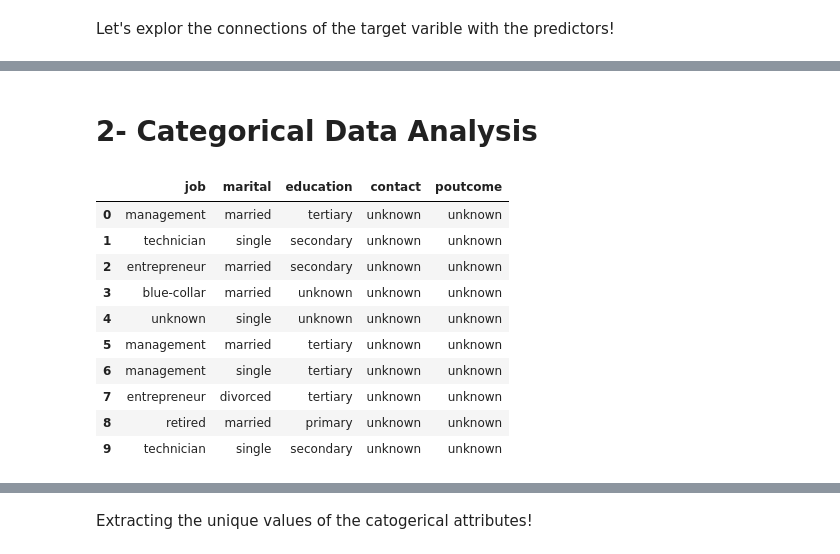
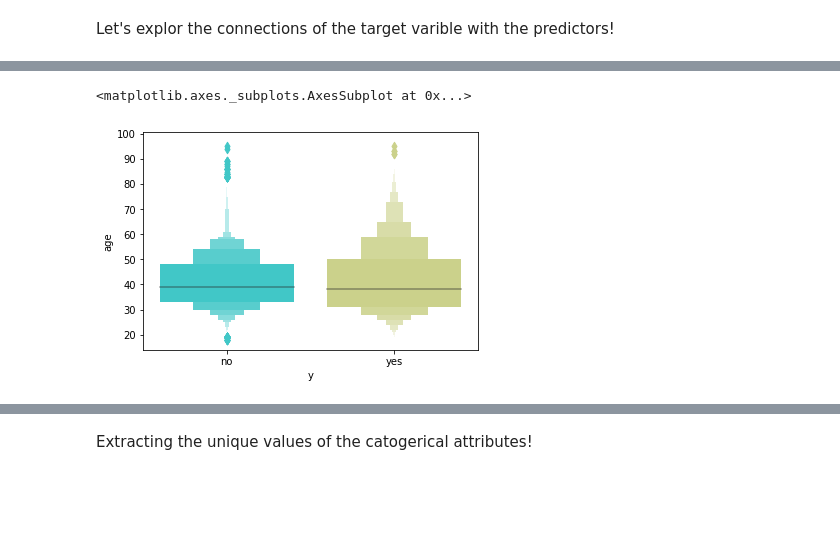
Before and after one commit to Nada-gh/BankMarketing, a Jupyter notebook: DataExploration.ipynb, the cells around one changed output, grey strips where cells are left out. Drawn from its saved outputs; the diff is of its cells as text; code cells hidden in the pictures; blank space fills up the shorter version.

```diff
--- a/DataExploration.ipynb
+++ b/DataExploration.ipynb
@@ -154,3 +65,2 @@ Good news is that we have no missing data here!
 # %%
-BankData['y_num']= BankData['y'].map({'no':0,'yes':1})
-BankData.head(10)
+BankData['y_num']= BankData['y'].map({'no':1,'yes':0})
@@ -500,2 +68,0 @@ Looking to the day variable, we can tell that it looks like we have some relaxin
-# %% [markdown]
-# 2- Categorical Data Analysis
@@ -504,14 +69,5 @@ BankData_catog= BankData[['job', 'marital', 'education','contact', 'poutcome']]
-# %%
-BankData_catog.head(10)
-# %% [output]
-|  | job | marital | education | contact | poutcome |
-| 0 | management | married | tertiary | unknown | unknown |
-| 1 | technician | single | secondary | unknown | unknown |
-| 2 | entrepreneur | married | secondary | unknown | unknown |
-| 3 | blue-collar | married | unknown | unknown | unknown |
-| 4 | unknown | single | unknown | unknown | unknown |
-| 5 | management | married | tertiary | unknown | unknown |
-| 6 | management | single | tertiary | unknown | unknown |
-| 7 | entrepreneur | divorced | tertiary | unknown | unknown |
-| 8 | retired | married | primary | unknown | unknown |
-| 9 | technician | single | secondary | unknown | unknown |
+# %%
+sns.boxenplot(x='y',y='age', data= BankData, palette='rainbow')
+# %% [output]
+<matplotlib.axes._subplots.AxesSubplot at 0x...>
+[figure, added]
```
Also changed, not shown: parts of 136 cells of this notebook.
